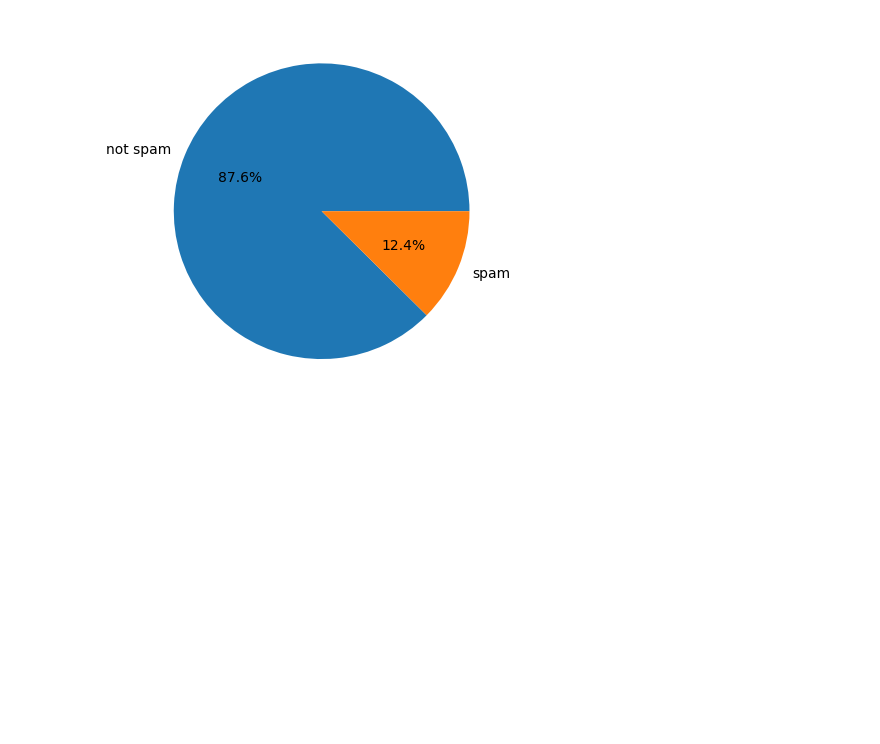
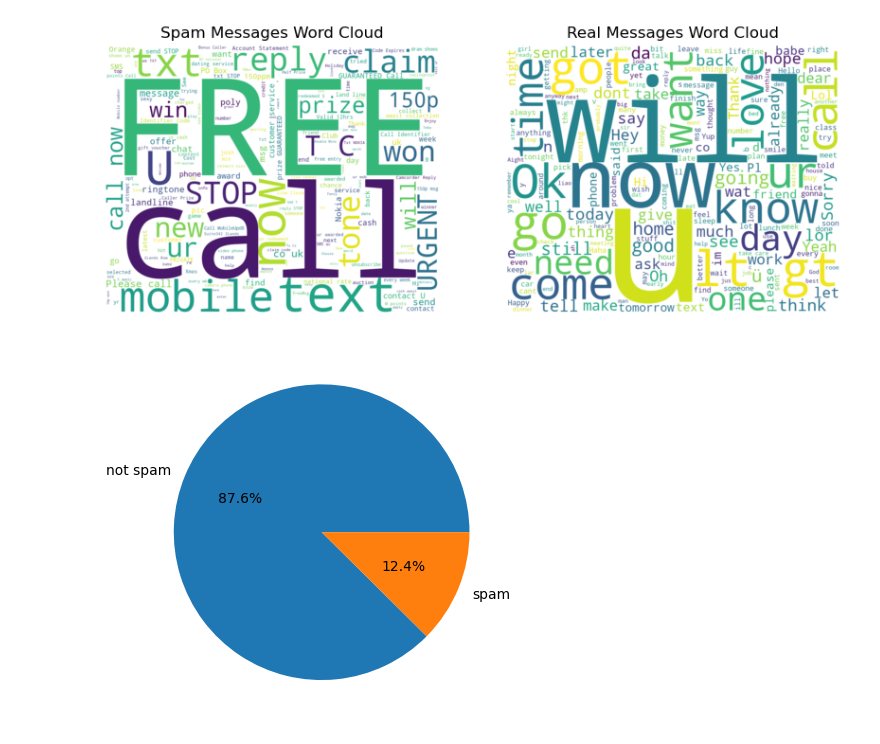
Before and after one commit to lucyrren/COMP562-FinalProject, a Jupyter notebook: models.ipynb, the cells around one changed output. Drawn from its saved outputs; the diff is of its cells as text; code cells hidden in the pictures; blank space fills up the shorter version.

Commit message:
added word cloud

```diff
--- a/models.ipynb
+++ b/models.ipynb
@@ -1 +1,28 @@
+# %%
+# Generates Word Cloud
+import pandas
+import numpy
+import matplotlib.pyplot as plot
+from wordcloud import WordCloud
+spamData = pandas.read_csv('spam.csv')
+spamData.drop_duplicates(inplace=True)
+spamData['Category'] = spamData.Category.apply(lambda x: 1 if x=='spam' else 0)
+grouped = spamData.groupby(spamData.Category)
+spamMessages = ' '.join(set([wd for wd in grouped.get_group(1)['Message']]))
+hamMessages = ' '.join(set([wd for wd in grouped.get_group(0)['Message']]))
+
+spamwc = WordCloud(background_color='white',max_words=200,width=1000,height=800).generate(spamMessages)
+hamwc = WordCloud(background_color='white',max_words=200,width=1000,height=800).generate(hamMessages)
+
+fig,wc = plot.subplots(1,2,figsize=(10,20))
+wc[0].imshow(spamwc, interpolation='bilinear')
+wc[0].set_title('Spam Messages Word Cloud')
+wc[0].axis('off')
+wc[1].imshow(hamwc, interpolation='bilinear')
+wc[1].set_title('Real Messages Word Cloud')
+wc[1].axis('off')
+
+plot.show()
+# %% [output]
+[figure, added]
 # %%
```
Also changed, not shown: parts of 2 cells of this notebook.
